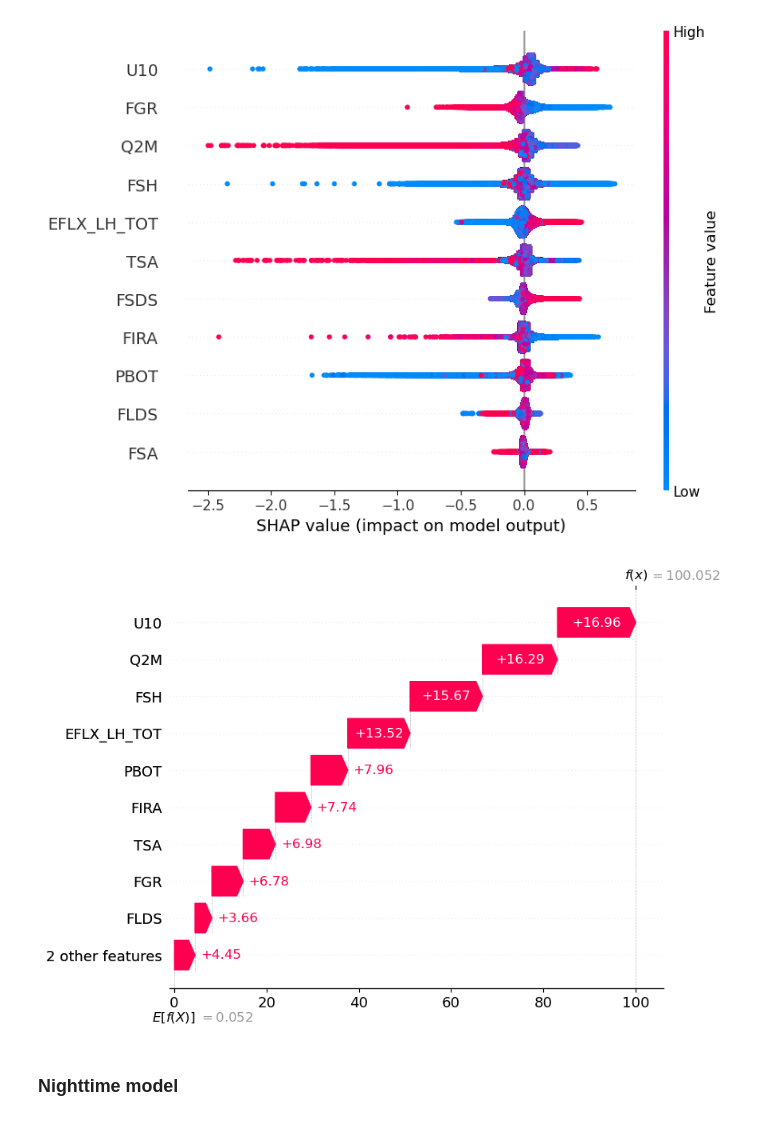
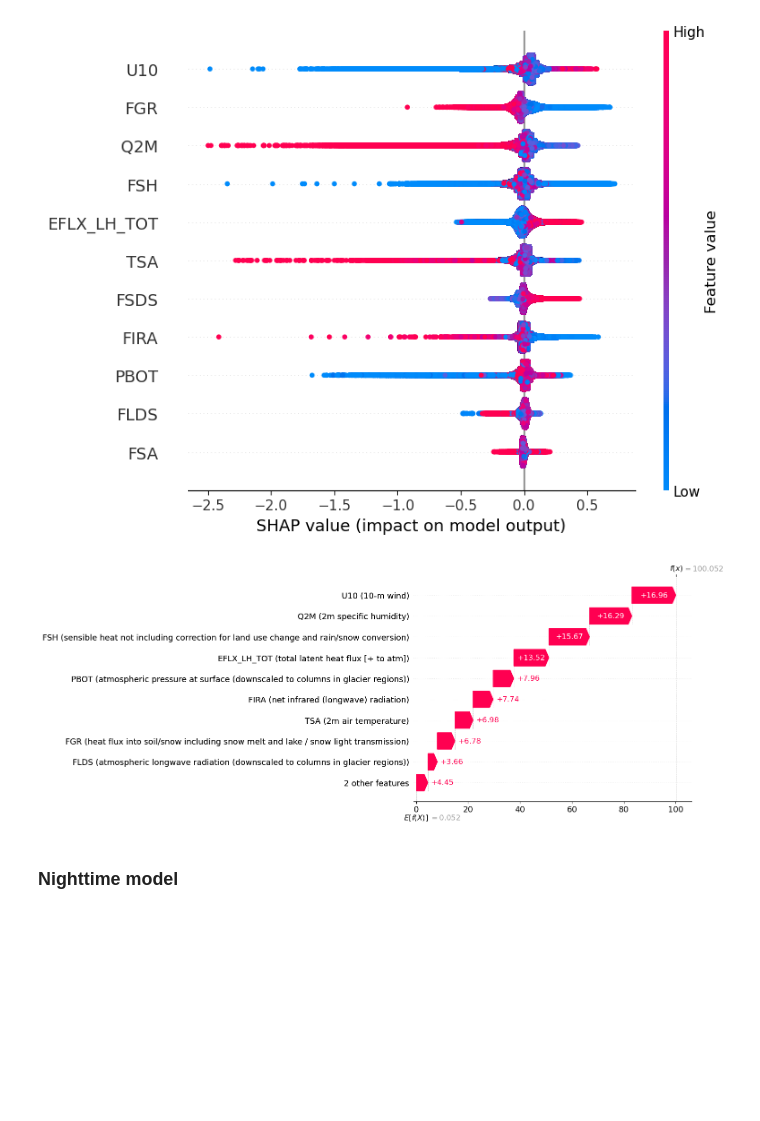
Before and after one commit to johnnyguo2007/research, a Jupyter notebook: hw_global/final/UHI_diff_feature_engineering_new.ipynb, the cells around one changed output. Saved outputs shown, nothing was run; the diff lists cells and outputs as text; code cells hidden in the pictures; blank space fills up the shorter version.

Commit message:
before dependency plot

```diff
--- a/hw_global/final/UHI_diff_feature_engineering_new.ipynb
+++ b/hw_global/final/UHI_diff_feature_engineering_new.ipynb
@@ -94,6 +94,27 @@ Data columns (total 10 columns):
  9   Notes          0 non-null      float64
 dtypes: float64(1), object(9)
 memory usage: 4.6+ KB
+# %%
+def get_long_names(variables, df):
+    """
+    This function takes a list of variable names and a DataFrame,
+    and returns a list of corresponding long names in the format 'input_name (long name)'.
+
+    Parameters:
+    variables (list): List of variable names to look up.
+    df (DataFrame): DataFrame containing the variable and long name columns.
+
+    Returns:
+    list: List of formatted strings 'input_name (long name)' corresponding to the given variable names.
+    """
+    formatted_names = []
+    for var in variables:
+        long_name = df.loc[df['Variable'] == var, 'Long Name'].values
+        if long_name.size > 0:
+            formatted_names.append(f"{var} ({long_name[0]})")
+        else:
+            formatted_names.append(f"{var} (No long name found)")  # or some other default value
+    return formatted_names
 # %%
 def add_long_name(input_df, join_column='Feature', df_daily_vars=df_daily_vars):
     # Perform a left join on the input dataframe using the specified join column
@@ -404,21 +427,22 @@ shap.initjs()
 # %% [markdown]
 ### Daytime model
 # %%
-shap_values = day_model.get_feature_importance(day_full_pool, type='ShapValues')
+day_shap_values = day_model.get_feature_importance(day_full_pool, type='ShapValues')
 
-expected_value = shap_values[0,-1]
-shap_values = shap_values[:,:-1]
+expected_value = day_shap_values[0,-1]
+shap_values = day_shap_values[:,:-1]
 
-shap.summary_plot(shap_values, X_day)
+shap.summary_plot(day_shap_values, X_day)
 # %% [output]
 [figure]
 # %%
 day_feature_importances = day_model.get_feature_importance()
+long_names = get_long_names(day_full_pool.get_feature_names(), df_daily_vars)
 shap.waterfall_plot(shap.Explanation(day_feature_importances, base_values=expected_value,
                                     #  data=night_shap_values,
-                                     feature_names=day_full_pool.get_feature_names()))
+                                     feature_names=long_names))
 # %% [output]
-[figure, old version]
+[figure, new version]
 # %% [markdown]
 ###  Nighttime model
 # %%
```
Also changed, not shown: parts of 3 cells of this notebook.
